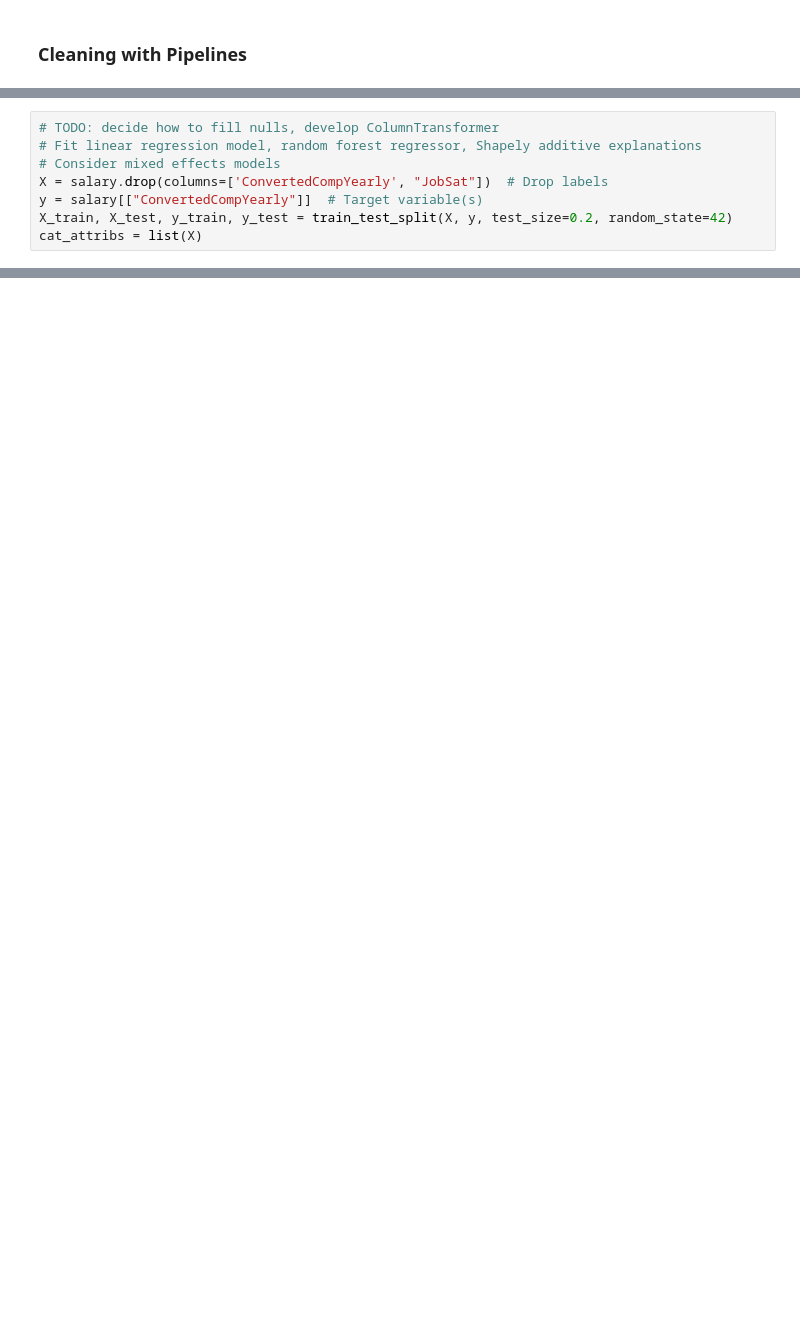
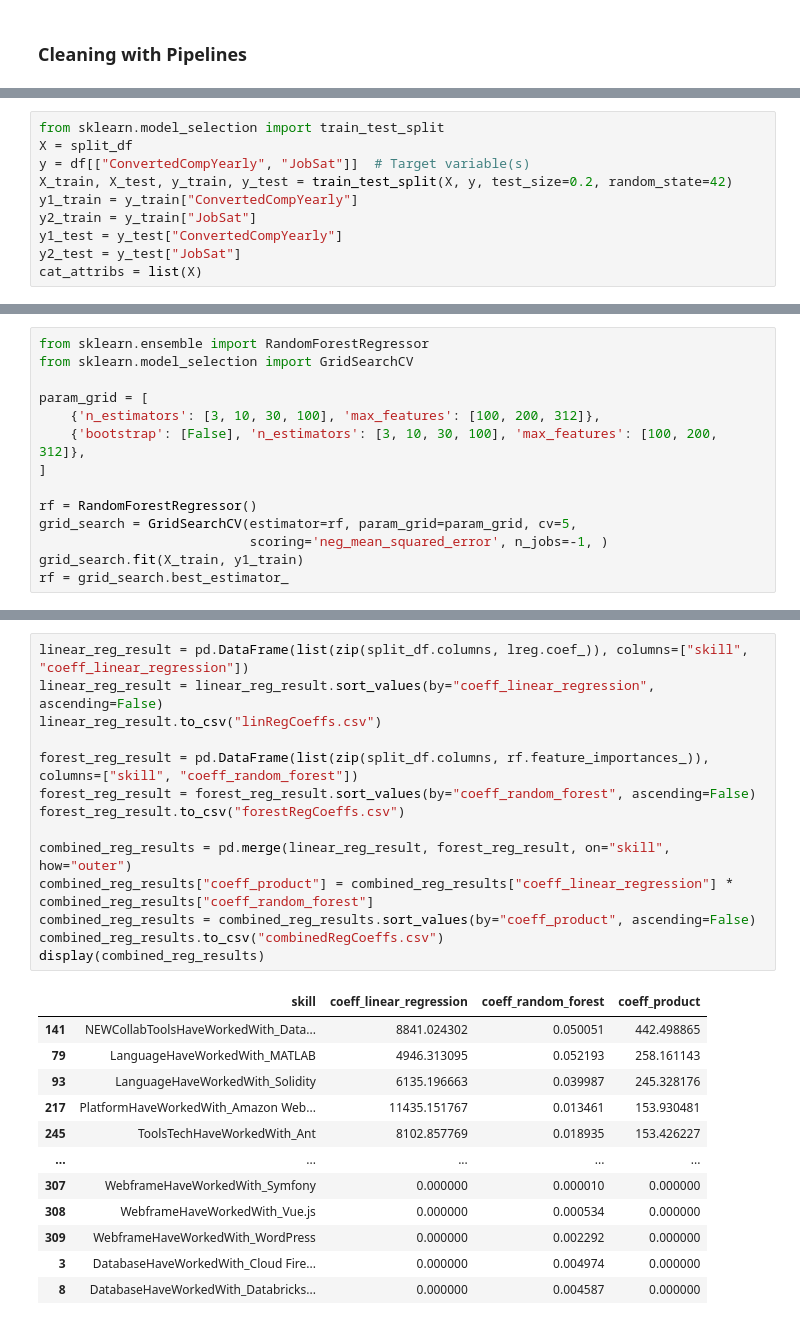
Before and after one commit to gpspence/dataJobs, a Jupyter notebook: src/survey_exploration.ipynb, the cells around one changed output, grey strips where cells are left out. Drawn from its saved outputs; the diff is of its cells as text; blank space fills up the shorter version.

Commit message:
Train models and investigate feature importances

```diff
--- a/src/survey_exploration.ipynb
+++ b/src/survey_exploration.ipynb
@@ -203,8 +161,10 @@ class PandasDummiesTransformer(BaseEstimator, TransformerMixin):
 # %%
-# TODO: decide how to fill nulls, develop ColumnTransformer
-# Fit linear regression model, random forest regressor, Shapely additive explanations
-# Consider mixed effects models
-X = salary.drop(columns=['ConvertedCompYearly', "JobSat"])  # Drop labels
-y = salary[["ConvertedCompYearly"]]  # Target variable(s)
+from sklearn.model_selection import train_test_split
+X = split_df
+y = df[["ConvertedCompYearly", "JobSat"]]  # Target variable(s)
 X_train, X_test, y_train, y_test = train_test_split(X, y, test_size=0.2, random_state=42)
+y1_train = y_train["ConvertedCompYearly"]
+y2_train = y_train["JobSat"]
+y1_test = y_test["ConvertedCompYearly"]
+y2_test = y_test["JobSat"]
 cat_attribs = list(X)
@@ -246,0 +217,14 @@ result.to_csv("linRegCoeffs.csv")
+# %%
+from sklearn.ensemble import RandomForestRegressor
+from sklearn.model_selection import GridSearchCV
+
+param_grid = [
+    {'n_estimators': [3, 10, 30, 100], 'max_features': [100, 200, 312]},
+    {'bootstrap': [False], 'n_estimators': [3, 10, 30, 100], 'max_features': [100, 200, 312]},
+]
+
+rf = RandomForestRegressor()
+grid_search = GridSearchCV(estimator=rf, param_grid=param_grid, cv=5,
+                           scoring='neg_mean_squared_error', n_jobs=-1, )
+grid_search.fit(X_train, y1_train)
+rf = grid_search.best_estimator_
@@ -246,0 +265,27 @@ result.to_csv("linRegCoeffs.csv")
+# %%
+linear_reg_result = pd.DataFrame(list(zip(split_df.columns, lreg.coef_)), columns=["skill", "coeff_linear_regression"])
+linear_reg_result = linear_reg_result.sort_values(by="coeff_linear_regression", ascending=False)
+linear_reg_result.to_csv("linRegCoeffs.csv")
+
+forest_reg_result = pd.DataFrame(list(zip(split_df.columns, rf.feature_importances_)), columns=["skill", "coeff_random_forest"])
+forest_reg_result = forest_reg_result.sort_values(by="coeff_random_forest", ascending=False)
+forest_reg_result.to_csv("forestRegCoeffs.csv")
+
+combined_reg_results = pd.merge(linear_reg_result, forest_reg_result, on="skill", how="outer")
+combined_reg_results["coeff_product"] = combined_reg_results["coeff_linear_regression"] * combined_reg_results["coeff_random_forest"]
+combined_reg_results = combined_reg_results.sort_values(by="coeff_product", ascending=False)
+combined_reg_results.to_csv("combinedRegCoeffs.csv")
+display(combined_reg_results)
+# %% [output]
+|  | skill | coeff_linear_regression | coeff_random_forest | coeff_product |
+| 141 | NEWCollabToolsHaveWorkedWith_Data... | 8841.024302 | 0.050051 | 442.498865 |
+| 79 | LanguageHaveWorkedWith_MATLAB | 4946.313095 | 0.052193 | 258.161143 |
+| 93 | LanguageHaveWorkedWith_Solidity | 6135.196663 | 0.039987 | 245.328176 |
+| 217 | PlatformHaveWorkedWith_Amazon Web... | 11435.151767 | 0.013461 | 153.930481 |
+| 245 | ToolsTechHaveWorkedWith_Ant | 8102.857769 | 0.018935 | 153.426227 |
+| ... | ... | ... | ... | ... |
+| 307 | WebframeHaveWorkedWith_Symfony | 0.000000 | 0.000010 | 0.000000 |
+| 308 | WebframeHaveWorkedWith_Vue.js | 0.000000 | 0.000534 | 0.000000 |
+| 309 | WebframeHaveWorkedWith_WordPress | 0.000000 | 0.002292 | 0.000000 |
+| 3 | DatabaseHaveWorkedWith_Cloud Fire... | 0.000000 | 0.004974 | 0.000000 |
+| 8 | DatabaseHaveWorkedWith_Databricks... | 0.000000 | 0.004587 | 0.000000 |
```
Also changed, not shown: parts of 13 cells of this notebook, 3 other files.
